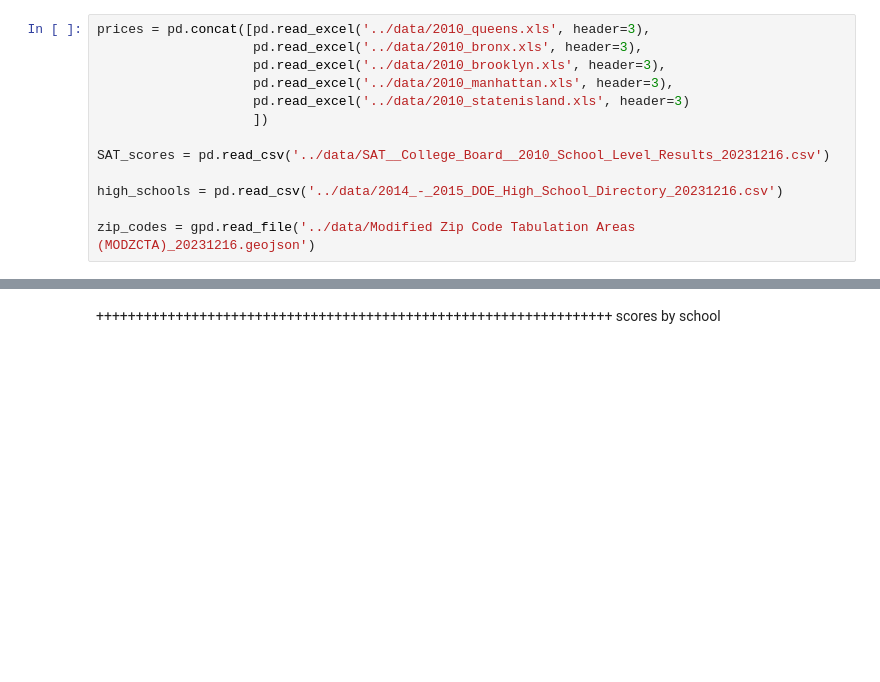
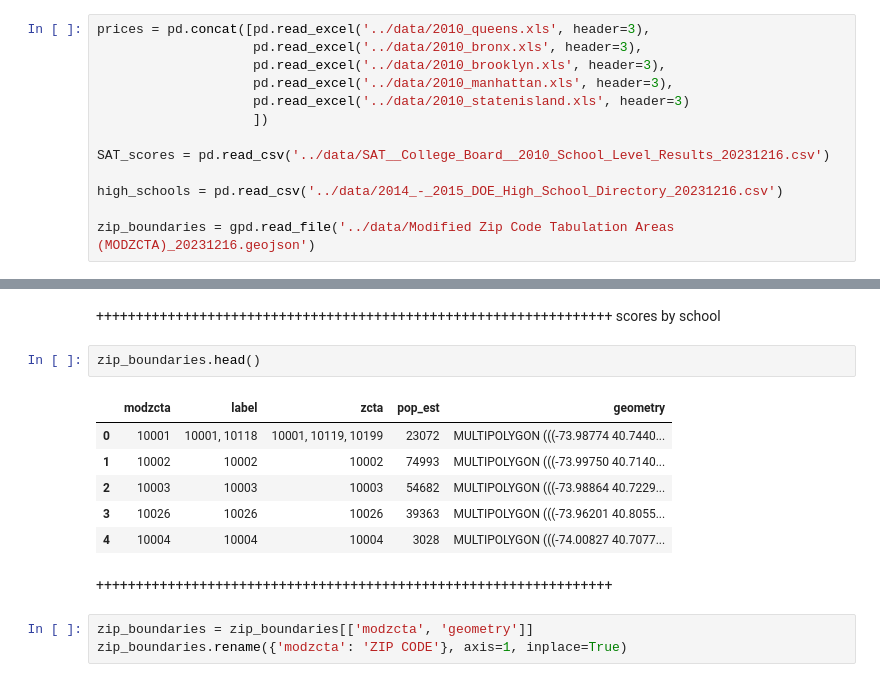
Before and after one commit to johnmays/wealth-and-SAT-NYC, a Jupyter notebook: notebooks/investigation.ipynb, the cells around one changed output, grey strips where cells are left out. Saved outputs shown, nothing was run; the diff lists cells and outputs as text; blank space fills up the shorter version.

```diff
--- a/notebooks/investigation.ipynb
+++ b/notebooks/investigation.ipynb
@@ -18,7 +18,7 @@ SAT_scores = pd.read_csv('../data/SAT__College_Board__2010_School_Level_Results_
 
 high_schools = pd.read_csv('../data/2014_-_2015_DOE_High_School_Directory_20231216.csv')
 
-zip_codes = gpd.read_file('../data/Modified Zip Code Tabulation Areas (MODZCTA)_20231216.geojson')
+zip_boundaries = gpd.read_file('../data/Modified Zip Code Tabulation Areas (MODZCTA)_20231216.geojson')
 # %%
 residential_building_class_categories = [
    '01  ONE FAMILY HOMES                        ',
@@ -142,3 +143,17 @@ SAT_with_ZIP
 # %% [markdown]
 +++++++++++++++++++++++++++++++++++++++++++++++++++++++++++++++++
 scores by school
+# %%
+zip_boundaries.head()
+# %% [output]
+|  | modzcta | label | zcta | pop_est | geometry |
+| 0 | 10001 | 10001, 10118 | 10001, 10119, 10199 | 23072 | MULTIPOLYGON (((-73.98774 40.7440... |
+| 1 | 10002 | 10002 | 10002 | 74993 | MULTIPOLYGON (((-73.99750 40.7140... |
+| 2 | 10003 | 10003 | 10003 | 54682 | MULTIPOLYGON (((-73.98864 40.7229... |
+| 3 | 10026 | 10026 | 10026 | 39363 | MULTIPOLYGON (((-73.96201 40.8055... |
+| 4 | 10004 | 10004 | 10004 | 3028 | MULTIPOLYGON (((-74.00827 40.7077... |
+# %% [markdown]
++++++++++++++++++++++++++++++++++++++++++++++++++++++++++++++++++
+# %%
+zip_boundaries = zip_boundaries[['modzcta', 'geometry']]
+zip_boundaries.rename({'modzcta': 'ZIP CODE'}, axis=1, inplace=True)
```
Also changed, not shown: parts of 10 cells of this notebook, 1 other file.
